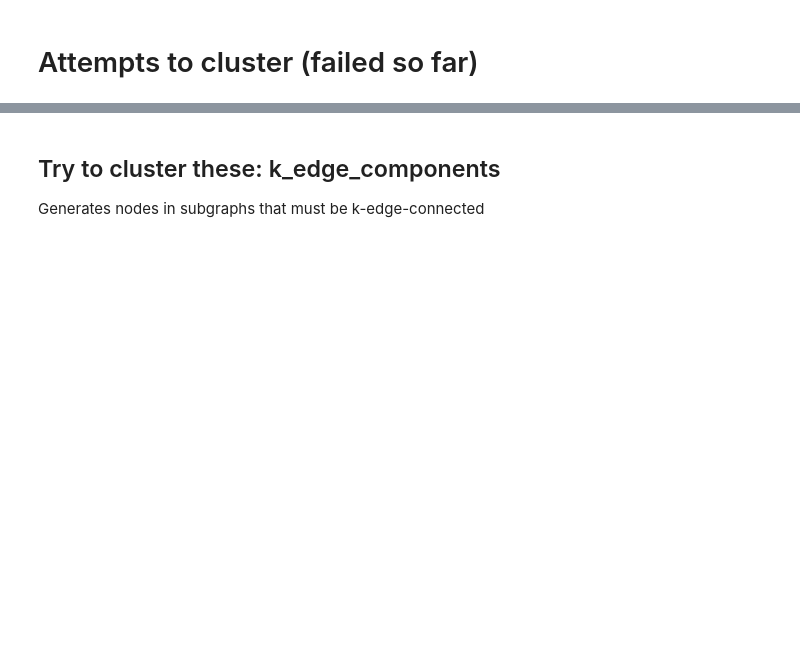
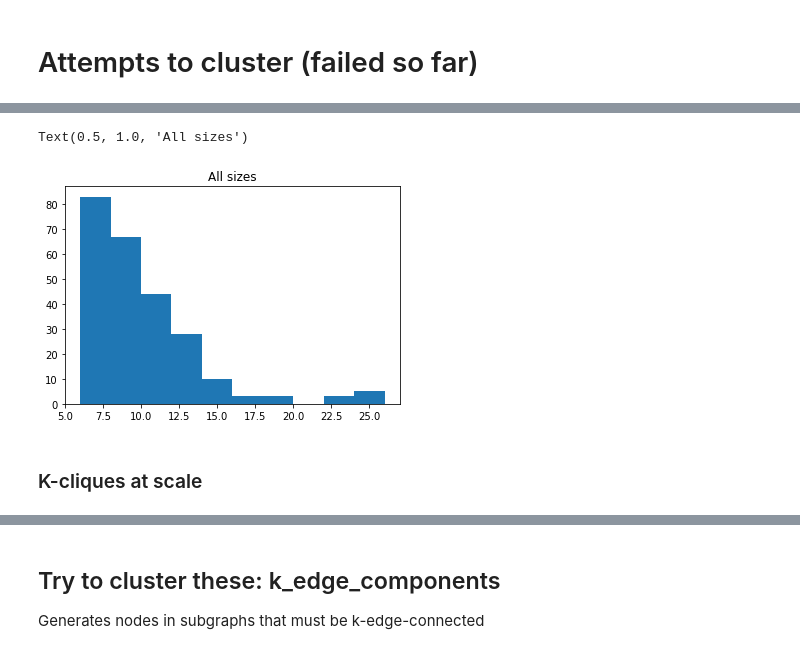
Before and after one commit to ch9nuk9/wbfm, a Jupyter notebook: example-feature-workflow/feature_alignment/sequential_features_pipeline_NEW_test.ipynb, the cells around one changed output, grey strips where cells are left out. Drawn from its saved outputs; the diff is of its cells as text; code cells hidden in the pictures; blank space fills up the shorter version.

```diff
--- a/example-feature-workflow/feature_alignment/sequential_features_pipeline_NEW_test.ipynb
+++ b/example-feature-workflow/feature_alignment/sequential_features_pipeline_NEW_test.ipynb
@@ -169,0 +218,5 @@ all_frames[7].frame_ind
+# %%
+from networkx.algorithms.community import k_clique_communities
+G = DG_bp.to_undirected().copy()
+
+communities = list(k_clique_communities(G, k=6))
@@ -169,0 +225,10 @@ all_frames[7].frame_ind
+# %%
+all_len = [len(c) for c in communities]
+%matplotlib inline
+plt.hist(all_len)
+plt.title("All sizes")
+# %% [output]
+Text(0.5, 1.0, 'All sizes')
+[figure, added]
+# %% [markdown]
+### K-cliques at scale
```
Also changed, not shown: parts of 33 cells of this notebook, 1 other file.
